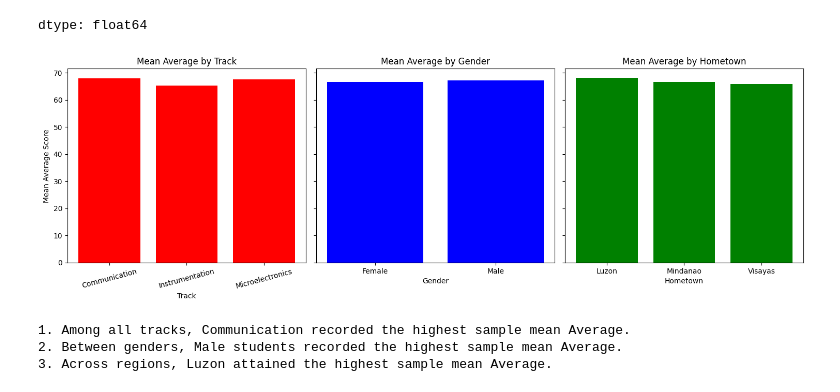
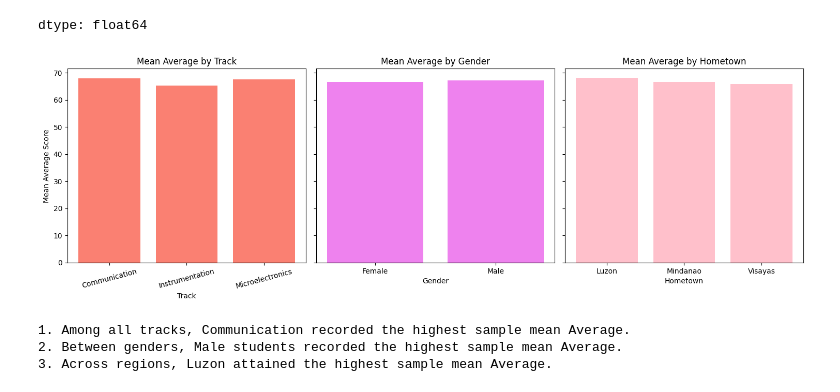
Before and after one commit to jasminemontillana/ECE2112_PA4, a Jupyter notebook: Programming_Assignment_4.ipynb, the cells around one changed output. Cells and saved outputs as stored; diff of their text form; code cells hidden in the pictures.

```diff
--- a/Programming_Assignment_4.ipynb
+++ b/Programming_Assignment_4.ipynb
@@ -93,29 +93,29 @@ hometown_mean
 dtype: float64
 # %%
 fig, axes = plt.subplots(1, 3, figsize=(15, 5), sharey=True)
-axes[0].bar(track_mean.index, track_mean.values, color='red')
+axes[0].bar(track_mean.index, track_mean.values, color='salmon')
 axes[0].set_title('Mean Average by Track')
 axes[0].set_xlabel('Track')
 axes[0].set_ylabel('Mean Average Score')
 axes[0].tick_params(axis='x', labelrotation=15)
 
-axes[1].bar(gender_mean.index, gender_mean.values, color='blue')
+axes[1].bar(gender_mean.index, gender_mean.values, color='violet')
 axes[1].set_title('Mean Average by Gender')
 axes[1].set_xlabel('Gender')
 
-axes[2].bar(hometown_mean.index, hometown_mean.values, color='green')
+axes[2].bar(hometown_mean.index, hometown_mean.values, color='pink')
 axes[2].set_title('Mean Average by Hometown')
 axes[2].set_xlabel('Hometown')
 
 plt.tight_layout()
 plt.show()
 
 # Interpretation statements based on computed data
 print('1. Among all tracks, Communication recorded the highest sample mean Average.')
 print('2. Between genders, Male students recorded the highest sample mean Average.')
 print('3. Across regions, Luzon attained the highest sample mean Average.')
 # %% [output]
-[figure, old version]
+[figure, new version]
 1. Among all tracks, Communication recorded the highest sample mean Average.
 2. Between genders, Male students recorded the highest sample mean Average.
 3. Across regions, Luzon attained the highest sample mean Average.
```
